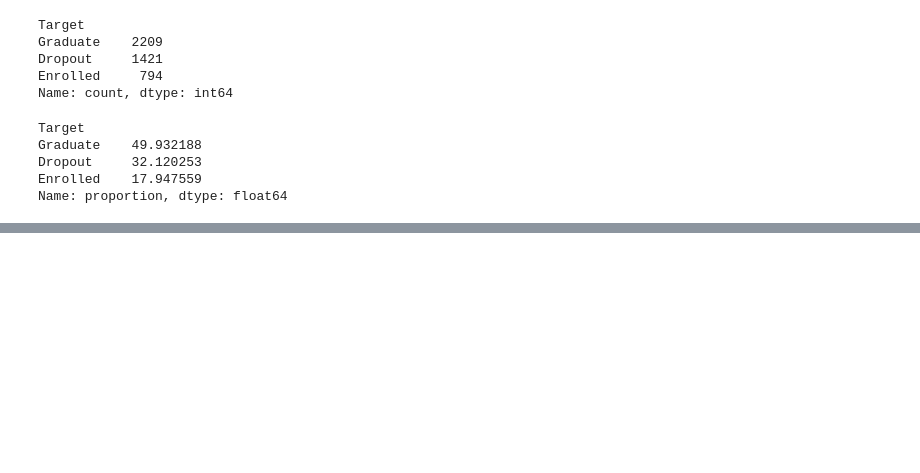
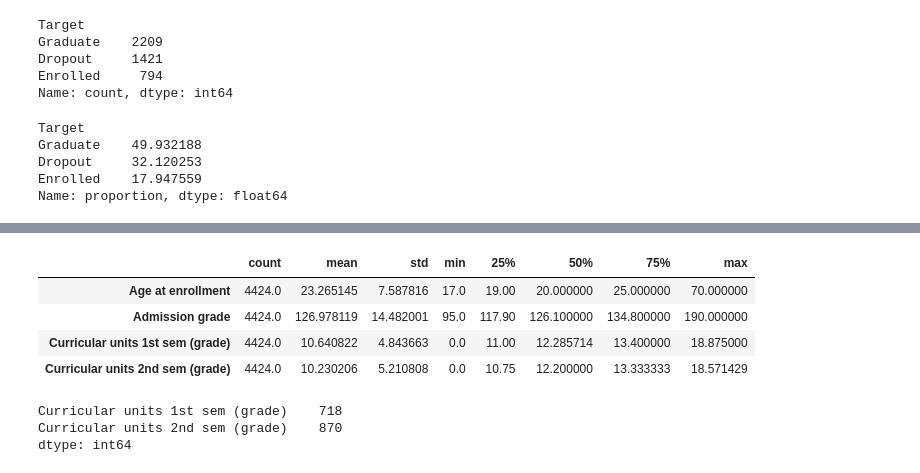
Before and after one commit to LucianaHamaji-2026408/CCT_ML_2026408, a Jupyter notebook: LucianaHamaji_CA1_ML.ipynb, the cells around one changed output, grey strips where cells are left out. Saved outputs shown, nothing was run; the diff lists cells and outputs as text; code cells hidden in the pictures; blank space fills up the shorter version.

```diff
--- a/LucianaHamaji_CA1_ML.ipynb
+++ b/LucianaHamaji_CA1_ML.ipynb
@@ -93,0 +116,14 @@ Name: proportion, dtype: float64
+# %%
+students_df[["Age at enrollment", "Admission grade", "Curricular units 1st sem (grade)", "Curricular units 2nd sem (grade)"]].describe().T
+# %% [output]
+|  | count | mean | std | min | 25% | 50% | 75% | max |
+| Age at enrollment | 4424.0 | 23.265145 | 7.587816 | 17.0 | 19.00 | 20.000000 | 25.000000 | 70.000000 |
+| Admission grade | 4424.0 | 126.978119 | 14.482001 | 95.0 | 117.90 | 126.100000 | 134.800000 | 190.000000 |
+| Curricular units 1st sem (grade) | 4424.0 | 10.640822 | 4.843663 | 0.0 | 11.00 | 12.285714 | 13.400000 | 18.875000 |
+| Curricular units 2nd sem (grade) | 4424.0 | 10.230206 | 5.210808 | 0.0 | 10.75 | 12.200000 | 13.333333 | 18.571429 |
+# %%
+students_df[["Curricular units 1st sem (grade)", "Curricular units 2nd sem (grade)"]].eq(0).sum()
+# %% [output]
+Curricular units 1st sem (grade)    718
+Curricular units 2nd sem (grade)    870
+dtype: int64
```
Also changed, not shown: parts of 10 cells of this notebook.
